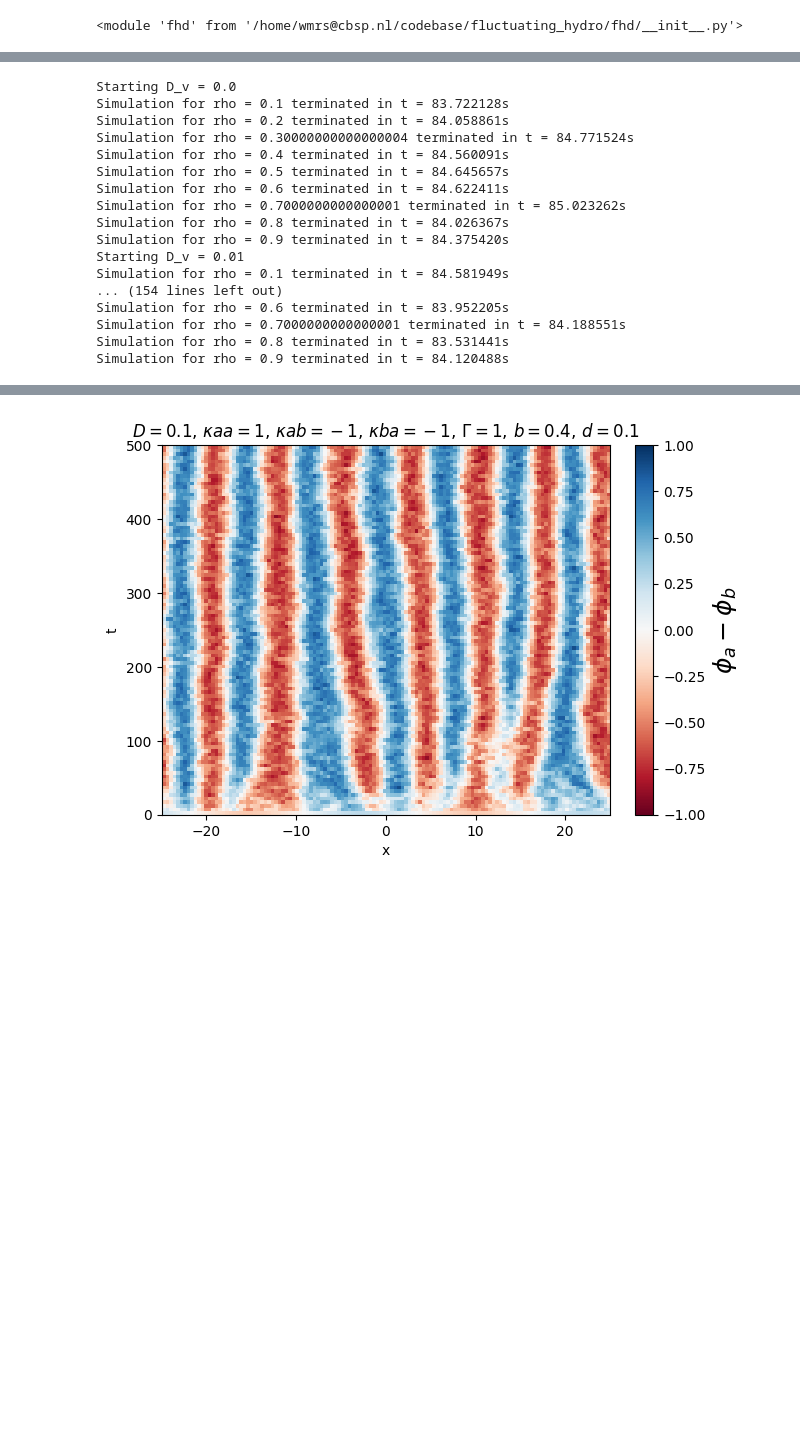
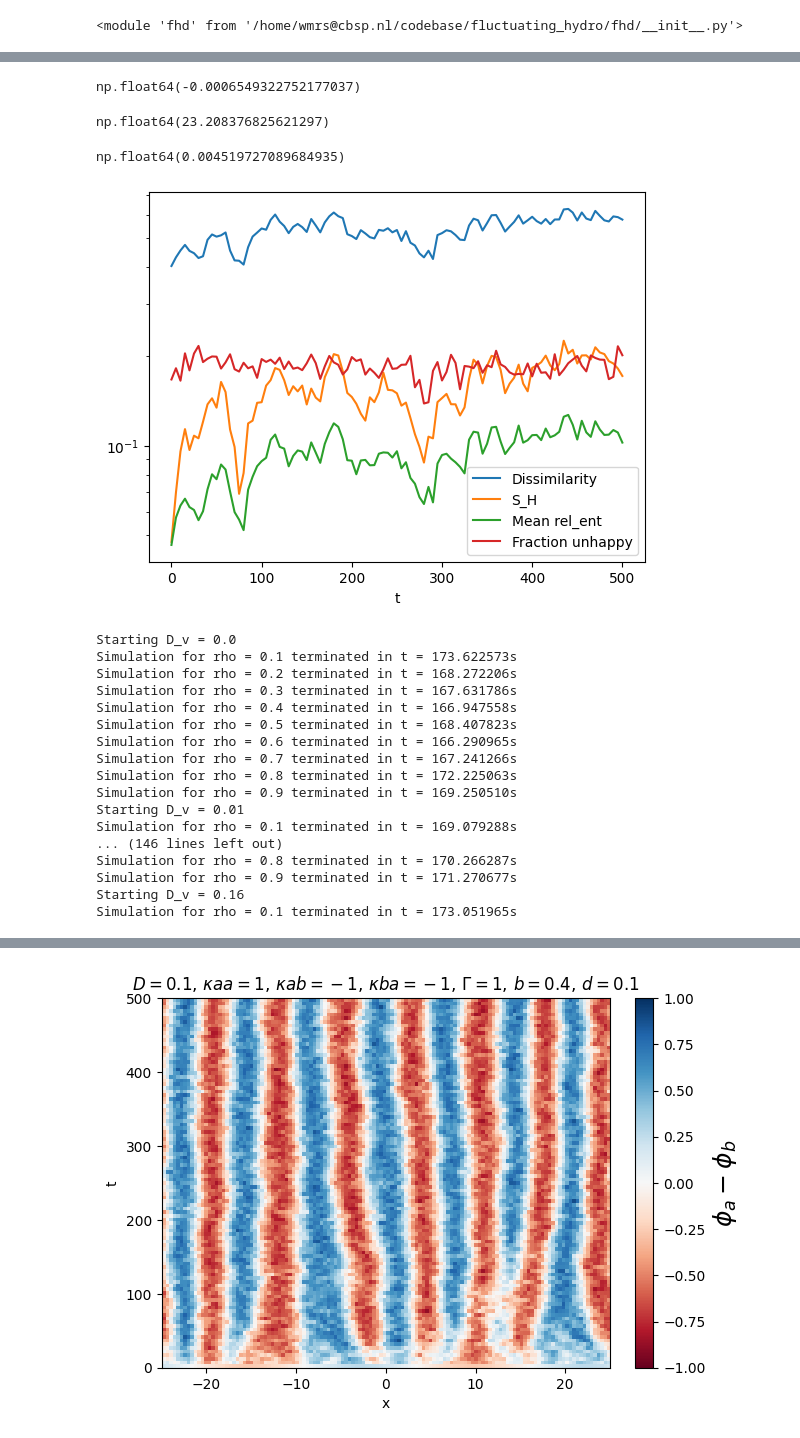
Before and after one commit to wmerbis/fluctuating_hydro, a Jupyter notebook: FHD.ipynb, the cells around one changed output, grey strips where cells are left out. Drawn from its saved outputs; the diff is of its cells as text; code cells hidden in the pictures; blank space fills up the shorter version.

```diff
--- a/FHD.ipynb
+++ b/FHD.ipynb
@@ -93,4 +100,37 @@ Simulation terminated in t = 89.955319s
+# %%
+rhs2.min()
+# %% [output]
+np.float64(-0.0006549322752177037)
+# %%
+np.linalg.norm(rhs)
+# %% [output]
+np.float64(23.208376825621297)
+# %%
+np.linalg.norm(rhs2)
+# %% [output]
+np.float64(0.004519727089684935)
+# %%
+theta = 2/5
+
+Rel_ent = np.array([fhd.mean_relative_entropy(phi_run[:,t]) for t in range(frames+1)])
+Dis_idx = np.array([fhd.dissimilarity(phi_run[:,t]) for t in range(frames+1)])
+Q_unhappy = np.array([fhd.fraction_unhappy(theta, phi_run[:,t]) for t in range(frames+1)])
+S_H = np.array([fhd.entropy_index(phi_run[:,t]) for t in range(frames + 1)])
+
+t = np.linspace(0, dt*nsteps, frames+1)
+plt.plot(t,Dis_idx, label = "Dissimilarity")
+plt.plot(t,S_H, label = "S_H")
+plt.plot(t,Rel_ent,  label = "Mean rel_ent")
+plt.plot(t,Q_unhappy, label = "Fraction unhappy")
+plt.yscale("log")
+plt.xlabel("t")
+plt.legend()
+plt.show()
+# %% [output]
+[figure, new version]
 # %%
+# RUN SWEEP CODE:
+
 N = 2**7
 L = 50
 simulator = fhd.fhd(L, N, bc= 'Neumann', fft=False)
@@ -121,8 +161,8 @@ rho_space = np.linspace(0.1,0.9,9)
 H_indices = np.zeros((len(Dv_space), len(rho_space)))
 D_indices = np.zeros((len(Dv_space), len(rho_space)))
 
-dt = 0.002
-nsteps = 500000
+dt = 0.01
+nsteps = 1000000
 noise = 0
 frames = 100
 
@@ -141,26 +181,26 @@ for i, D_v in enumerate(Dv_space):
         st = time.time()
         phi_run = simulator.run(phi, param, nsteps, dt, noise, frames, model = "Schelling+Voter", verbatum=False)
         et = time.time()
-        print(f"Simulation for rho = {rho_tot} terminated in t = {et-st:.6f}s")
+        print(f"Simulation for rho = {rho_tot:.1f} terminated in t = {et-st:.6f}s")
 
         H_indices[i,j] = fhd.entropy_index(phi_run[:,-1])
         D_indices[i,j] = fhd.dissimilarity(phi_run[:,-1])
         np.save(f"data/sweep1/run_theta04_Dv_{D_v:.2f}_rho_{rho_tot:.2f}", phi_run)
 # %% [output]
 Starting D_v = 0.0
-Simulation for rho = 0.1 terminated in t = 83.722128s
-Simulation for rho = 0.2 terminated in t = 84.058861s
-Simulation for rho = 0.30000000000000004 terminated in t = 84.771524s
-Simulation for rho = 0.4 terminated in t = 84.560091s
-Simulation for rho = 0.5 terminated in t = 84.645657s
-Simulation for rho = 0.6 terminated in t = 84.622411s
-Simulation for rho = 0.7000000000000001 terminated in t = 85.023262s
-Simulation for rho = 0.8 terminated in t = 84.026367s
-Simulation for rho = 0.9 terminated in t = 84.375420s
+Simulation for rho = 0.1 terminated in t = 173.622573s
+Simulation for rho = 0.2 terminated in t = 168.272206s
+Simulation for rho = 0.3 terminated in t = 167.631786s
+Simulation for rho = 0.4 terminated in t = 166.947558s
+Simulation for rho = 0.5 terminated in t = 168.407823s
+Simulation for rho = 0.6 terminated in t = 166.290965s
+Simulation for rho = 0.7 terminated in t = 167.241266s
+Simulation for rho = 0.8 terminated in t = 172.225063s
+Simulation for rho = 0.9 terminated in t = 169.250510s
 Starting D_v = 0.01
-Simulation for rho = 0.1 terminated in t = 84.581949s
-... (154 lines left out)
-Simulation for rho = 0.6 terminated in t = 83.952205s
-Simulation for rho = 0.7000000000000001 terminated in t = 84.188551s
-Simulation for rho = 0.8 terminated in t = 83.531441s
-Simulation for rho = 0.9 terminated in t = 84.120488s
+Simulation for rho = 0.1 terminated in t = 169.079288s
+... (146 lines left out)
+Simulation for rho = 0.8 terminated in t = 170.266287s
+Simulation for rho = 0.9 terminated in t = 171.270677s
+Starting D_v = 0.16
+Simulation for rho = 0.1 terminated in t = 173.051965s
```
Also changed, not shown: parts of 23 cells of this notebook, 12 other files.
